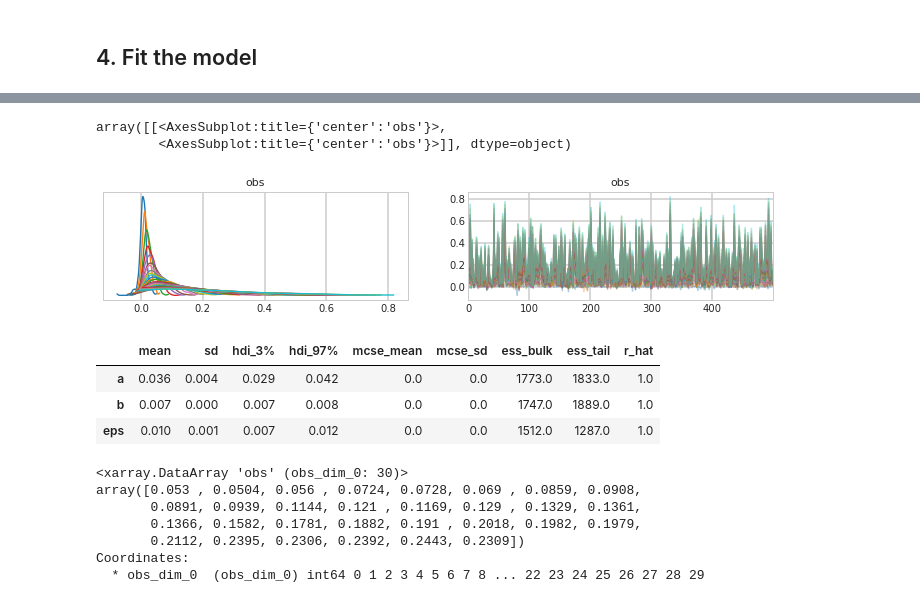
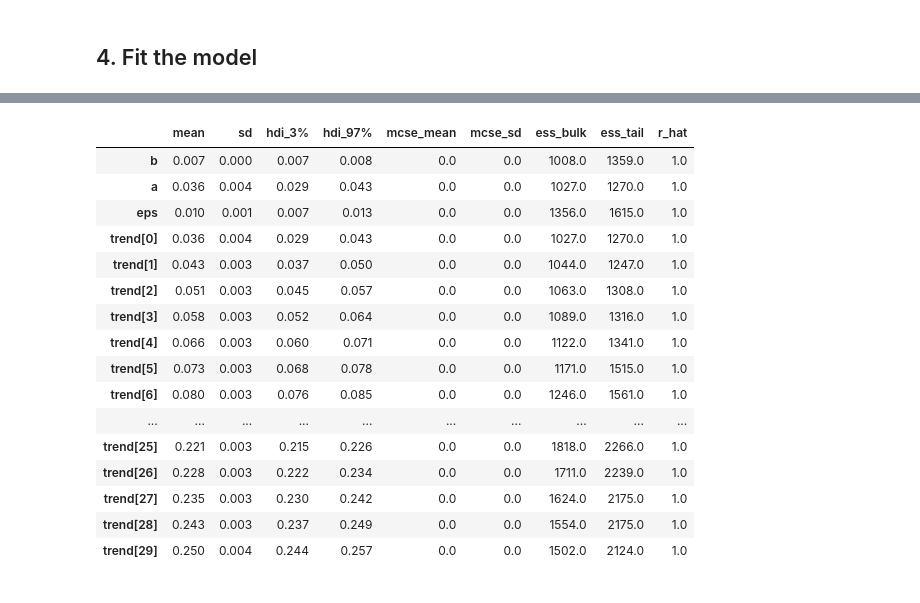
Before and after one commit to JaFrese/Bayes, a Jupyter notebook: Take Home #2.ipynb, the cells around one changed output, grey strips where cells are left out. Drawn from its saved outputs; the diff is of its cells as text; code cells hidden in the pictures.

```diff
--- a/Take Home #2.ipynb
+++ b/Take Home #2.ipynb
@@ -70,5 +61,6 @@ Name: positividad pcr, dtype: float64
 # %%
-j = (covid_over_5.iloc[:30]['Fecha'] - covid_over_5['Fecha'].iat[0]).dt.days.values
-confirmed = covid_over_5.iloc[:30]['positividad pcr'].values
-type(j)
+t = (covid_over_5.iloc[:30]['Fecha'] - covid_over_5['Fecha'].iat[0]).dt.days.values
+positivity = covid_over_5.iloc[:30]['positividad pcr'].values
+df = pd.DataFrame({'Fecha': j, 'Positividad': positivity})
+df.head()
 # %% [output]
@@ -294,0 +173,25 @@ Inference data with groups:
+# %%
+with linear:
+    linear_trace = pm.sample(return_inferencedata=True)
+    linear_posterior = pm.sample_posterior_predictive(trace = linear_trace)
+
+fig, ax = plt.subplots(nrows = 2, ncols = 1, sharex= True, figsize = (16,9))
+
+ax[0].plot(
+    df['Fecha'],
+    az.extract_dataset(linear_posterior, group = "posterior_predictive", num_samples=100)['likelihood'],
+    color = 'blue',
+    alpha = 0.01
+)
+
+df.plot.scatter(x = "Fecha", y = "Positividad", color = 'k', ax = ax[0])
+ax[0].set_title('Posterior Predictive')
+
+ax[1].plot(
+    df['Fecha'],
+    az.extract_dataset(linear_trace, group= 'posterior', num_samples=100)['trend'],
+    color = 'blue',
+    alpha = 0.01
+)
+df.plot.scatter(x = 'Fecha', y = 'Positividad', color = 'k', ax = ax[1])
+ax[1].set_title('Posterior trend lines')
@@ -305,23 +231,20 @@ array([[<AxesSubplot:title={'center':'a'}>,
-# %%
-az.plot_trace(prior_pred['prior_predictive']['obs'])
-# %% [output]
-array([[<AxesSubplot:title={'center':'obs'}>,
-        <AxesSubplot:title={'center':'obs'}>]], dtype=object)
-[figure, removed]
 # %%
-az.summary(trace)
+az.summary(linear_trace)
 # %% [output]
 |  | mean | sd | hdi_3% | hdi_97% | mcse_mean | mcse_sd | ess_bulk | ess_tail | r_hat |
-| a | 0.036 | 0.004 | 0.029 | 0.042 | 0.0 | 0.0 | 1773.0 | 1833.0 | 1.0 |
-| b | 0.007 | 0.000 | 0.007 | 0.008 | 0.0 | 0.0 | 1747.0 | 1889.0 | 1.0 |
-| eps | 0.010 | 0.001 | 0.007 | 0.012 | 0.0 | 0.0 | 1512.0 | 1287.0 | 1.0 |
+| b | 0.007 | 0.000 | 0.007 | 0.008 | 0.0 | 0.0 | 1008.0 | 1359.0 | 1.0 |
+| a | 0.036 | 0.004 | 0.029 | 0.043 | 0.0 | 0.0 | 1027.0 | 1270.0 | 1.0 |
+| eps | 0.010 | 0.001 | 0.007 | 0.013 | 0.0 | 0.0 | 1356.0 | 1615.0 | 1.0 |
+| trend[0] | 0.036 | 0.004 | 0.029 | 0.043 | 0.0 | 0.0 | 1027.0 | 1270.0 | 1.0 |
+| trend[1] | 0.043 | 0.003 | 0.037 | 0.050 | 0.0 | 0.0 | 1044.0 | 1247.0 | 1.0 |
+| trend[2] | 0.051 | 0.003 | 0.045 | 0.057 | 0.0 | 0.0 | 1063.0 | 1308.0 | 1.0 |
+| trend[3] | 0.058 | 0.003 | 0.052 | 0.064 | 0.0 | 0.0 | 1089.0 | 1316.0 | 1.0 |
+| trend[4] | 0.066 | 0.003 | 0.060 | 0.071 | 0.0 | 0.0 | 1122.0 | 1341.0 | 1.0 |
+| trend[5] | 0.073 | 0.003 | 0.068 | 0.078 | 0.0 | 0.0 | 1171.0 | 1515.0 | 1.0 |
+| trend[6] | 0.080 | 0.003 | 0.076 | 0.085 | 0.0 | 0.0 | 1246.0 | 1561.0 | 1.0 |
+| ... | ... | ... | ... | ... | ... | ... | ... | ... | ... |
+| trend[25] | 0.221 | 0.003 | 0.215 | 0.226 | 0.0 | 0.0 | 1818.0 | 2266.0 | 1.0 |
+| trend[26] | 0.228 | 0.003 | 0.222 | 0.234 | 0.0 | 0.0 | 1711.0 | 2239.0 | 1.0 |
+| trend[27] | 0.235 | 0.003 | 0.230 | 0.242 | 0.0 | 0.0 | 1624.0 | 2175.0 | 1.0 |
+| trend[28] | 0.243 | 0.003 | 0.237 | 0.249 | 0.0 | 0.0 | 1554.0 | 2175.0 | 1.0 |
+| trend[29] | 0.250 | 0.004 | 0.244 | 0.257 | 0.0 | 0.0 | 1502.0 | 2124.0 | 1.0 |
-# %%
-prior_pred['observed_data']['obs'].T
-# %% [output]
-<xarray.DataArray 'obs' (obs_dim_0: 30)>
-array([0.053 , 0.0504, 0.056 , 0.0724, 0.0728, 0.069 , 0.0859, 0.0908,
-       0.0891, 0.0939, 0.1144, 0.121 , 0.1169, 0.129 , 0.1329, 0.1361,
-       0.1366, 0.1582, 0.1781, 0.1882, 0.191 , 0.2018, 0.1982, 0.1979,
-       0.2112, 0.2395, 0.2306, 0.2392, 0.2443, 0.2309])
-Coordinates:
-  * obs_dim_0  (obs_dim_0) int64 0 1 2 3 4 5 6 7 8 ... 22 23 24 25 26 27 28 29
```
Also changed, not shown: parts of 26 cells of this notebook.
